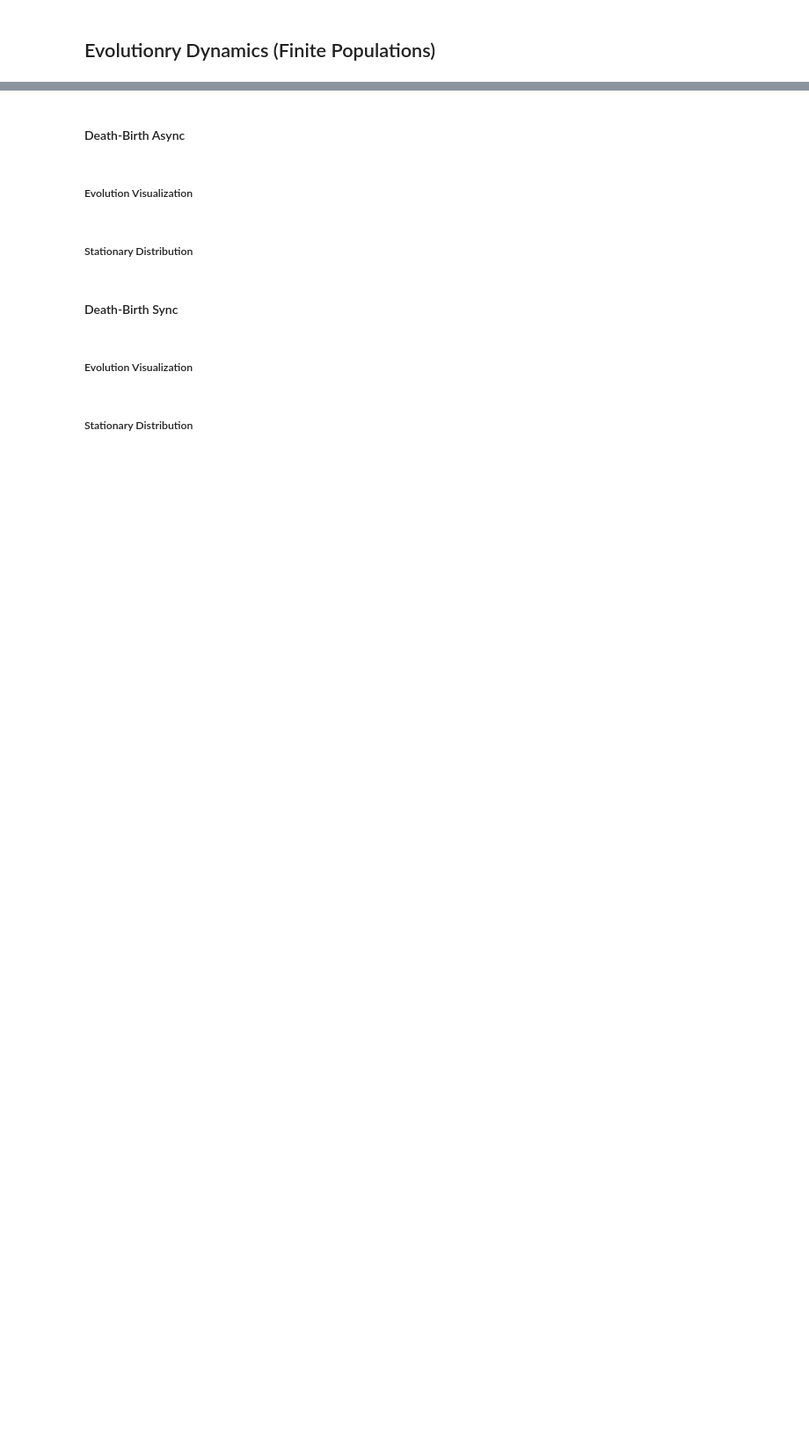
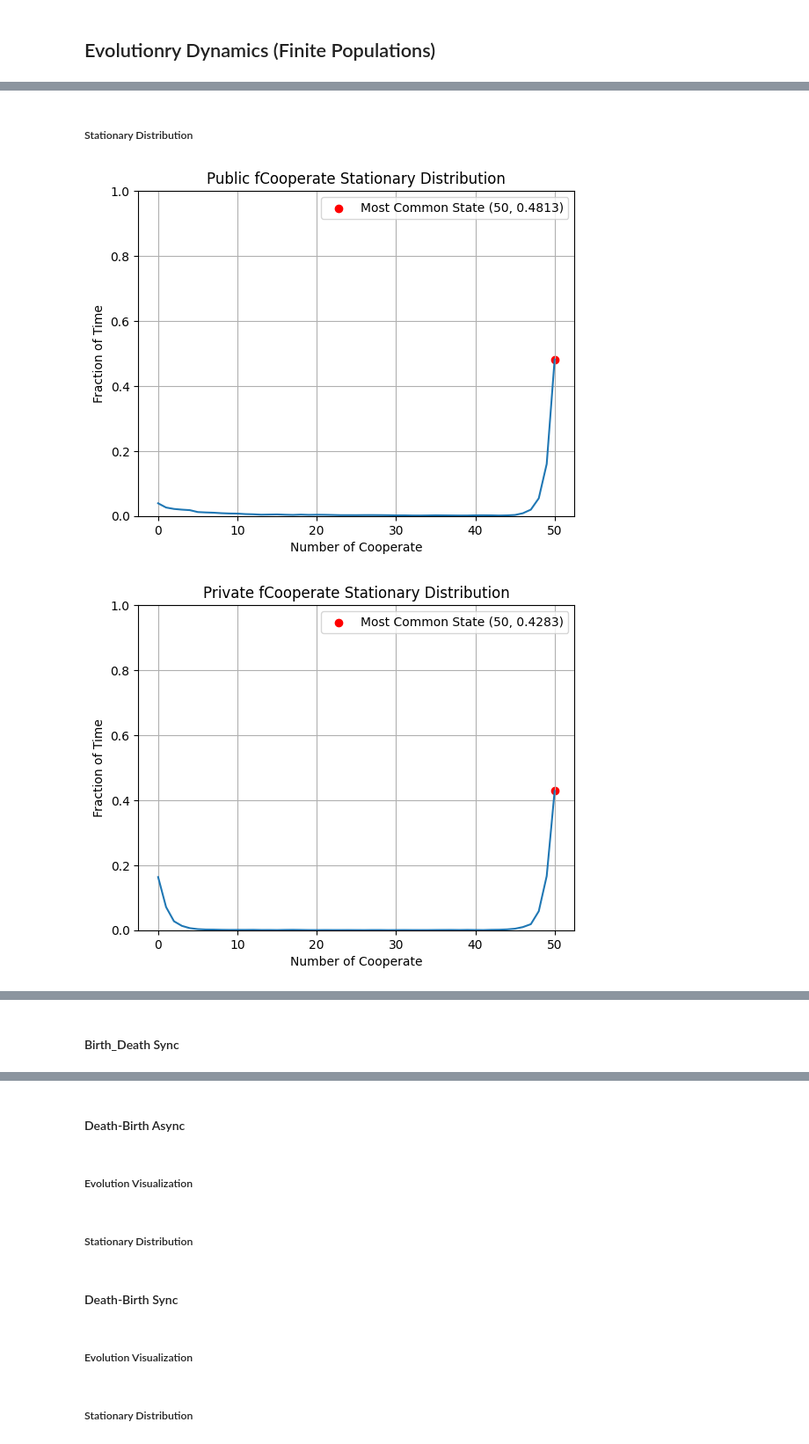
Before and after one commit to dalnakeb/Recommendation_Systems_Evolutionary_Dynamics, a Jupyter notebook: notebooks/rec_sys_evol_dyn.ipynb, the cells around one changed output, grey strips where cells are left out. Shown at 88% size. Cells and saved outputs as stored; diff of their text form; code cells hidden in the pictures; blank space fills up the shorter version.

```diff
--- a/notebooks/rec_sys_evol_dyn.ipynb
+++ b/notebooks/rec_sys_evol_dyn.ipynb
@@ -102,0 +72,9 @@ game.visualize_stationary_dist(Ps_hist=Ps_hist[2], xlabel="Number of Cooperators
+# %% [markdown]
+##### Stationary Distribution
+# %%
+action = 1
+for player in range(len(players_names)):
+    game.plot_stationary_dist(Ps_hist, player=player, action=action, xlabel=f"Number of {actions_names[action]}", ylabel="Fraction of Time" , title=f"{players_names[player]} {actions_names[action]} Stationary Distribution")
+# %% [output]
+[figure, added]
+[figure, added]
@@ -102,0 +82,2 @@ game.visualize_stationary_dist(Ps_hist=Ps_hist[2], xlabel="Number of Cooperators
+# %% [markdown]
+#### Birth_Death Sync
```
Also changed, not shown: parts of 52 cells of this notebook, 1 other file.
